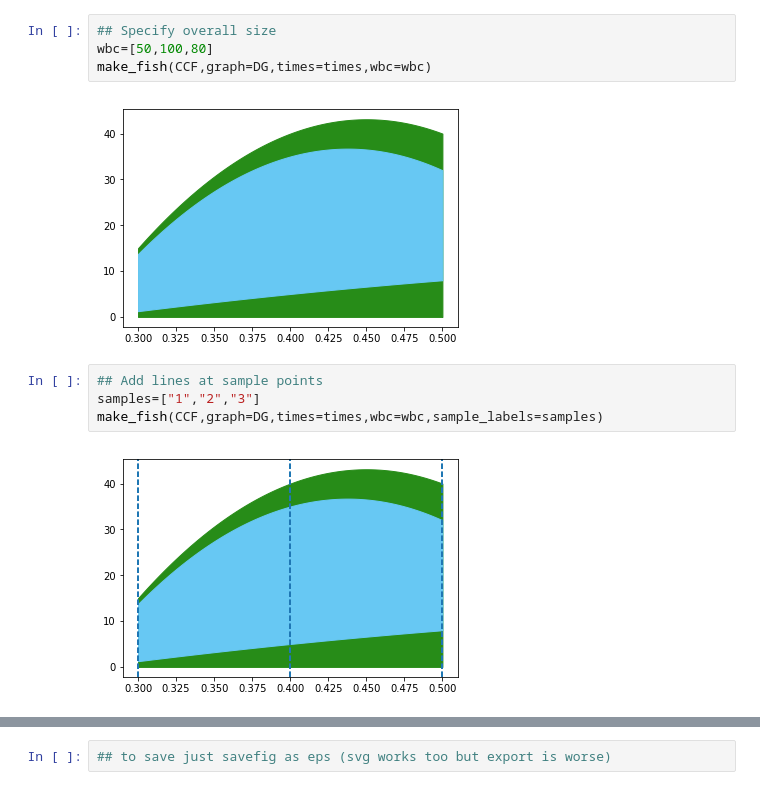
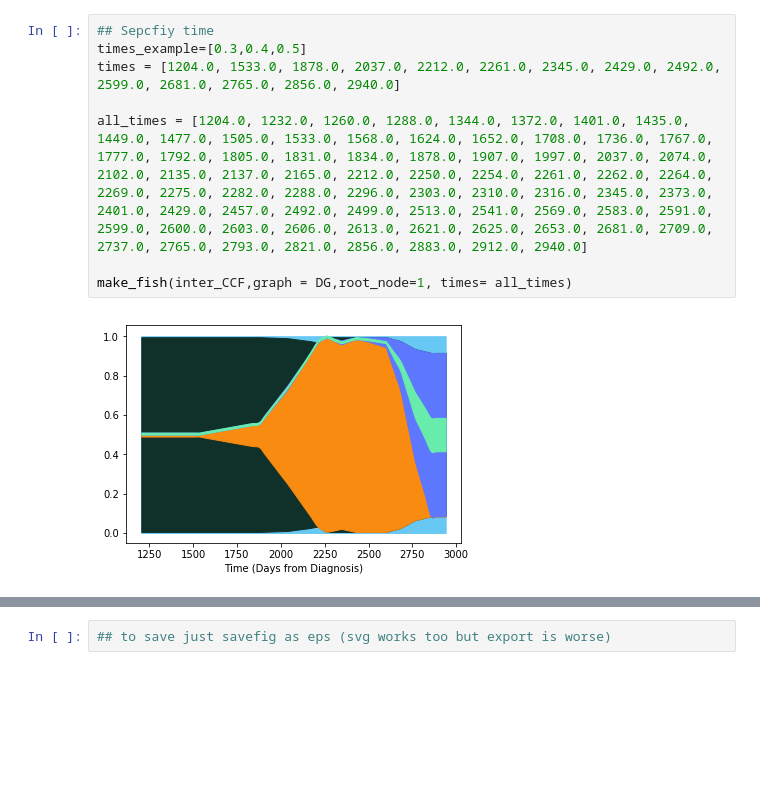
Before and after one commit to liangli217/GrowthKinectics, a Jupyter notebook: fish_minimal_example.ipynb, the cells around one changed output, grey strips where cells are left out. Drawn from its saved outputs; the diff is of its cells as text; blank space fills up the shorter version.

```diff
--- a/fish_minimal_example.ipynb
+++ b/fish_minimal_example.ipynb
@@ -423,12 +877,10 @@ make_fish(CCF,graph=DG,times=times)
-# %%
-## Specify overall size
-wbc=[50,100,80]
-make_fish(CCF,graph=DG,times=times,wbc=wbc)
-# %% [output]
-[figure, removed]
-# %%
-## Add lines at sample points
-samples=["1","2","3"]
-make_fish(CCF,graph=DG,times=times,wbc=wbc,sample_labels=samples)
-# %% [output]
-[figure, removed]
+# %%
+## Sepcfiy time
+times_example=[0.3,0.4,0.5]
+times = [1204.0, 1533.0, 1878.0, 2037.0, 2212.0, 2261.0, 2345.0, 2429.0, 2492.0, 2599.0, 2681.0, 2765.0, 2856.0, 2940.0]
+
+all_times = [1204.0, 1232.0, 1260.0, 1288.0, 1344.0, 1372.0, 1401.0, 1435.0, 1449.0, 1477.0, 1505.0, 1533.0, 1568.0, 1624.0, 1652.0, 1708.0, 1736.0, 1767.0, 1777.0, 1792.0, 1805.0, 1831.0, 1834.0, 1878.0, 1907.0, 1997.0, 2037.0, 2074.0, 2102.0, 2135.0, 2137.0, 2165.0, 2212.0, 2250.0, 2254.0, 2261.0, 2262.0, 2264.0, 2269.0, 2275.0, 2282.0, 2288.0, 2296.0, 2303.0, 2310.0, 2316.0, 2345.0, 2373.0, 2401.0, 2429.0, 2457.0, 2492.0, 2499.0, 2513.0, 2541.0, 2569.0, 2583.0, 2591.0, 2599.0, 2600.0, 2603.0, 2606.0, 2613.0, 2621.0, 2625.0, 2653.0, 2681.0, 2709.0, 2737.0, 2765.0, 2793.0, 2821.0, 2856.0, 2883.0, 2912.0, 2940.0]
+
+make_fish(inter_CCF,graph = DG,root_node=1, times= all_times)
+# %% [output]
+[figure, added]
```
Also changed, not shown: parts of 13 cells of this notebook.
